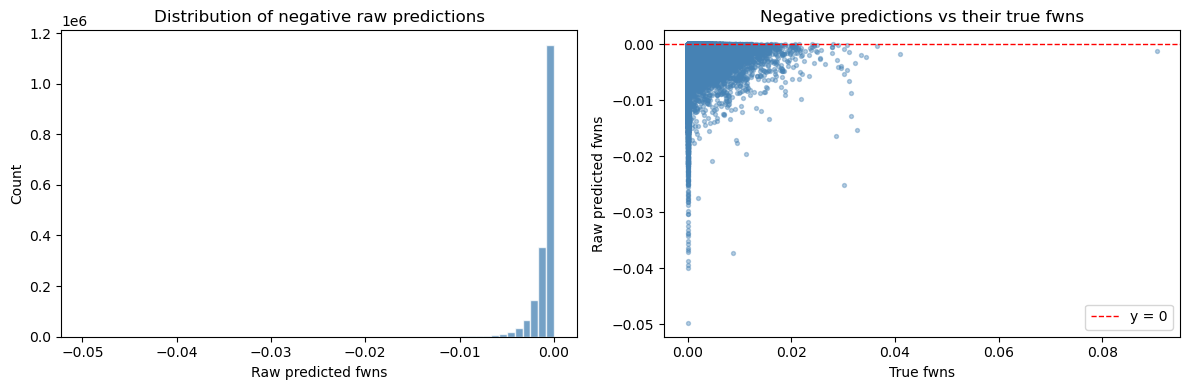
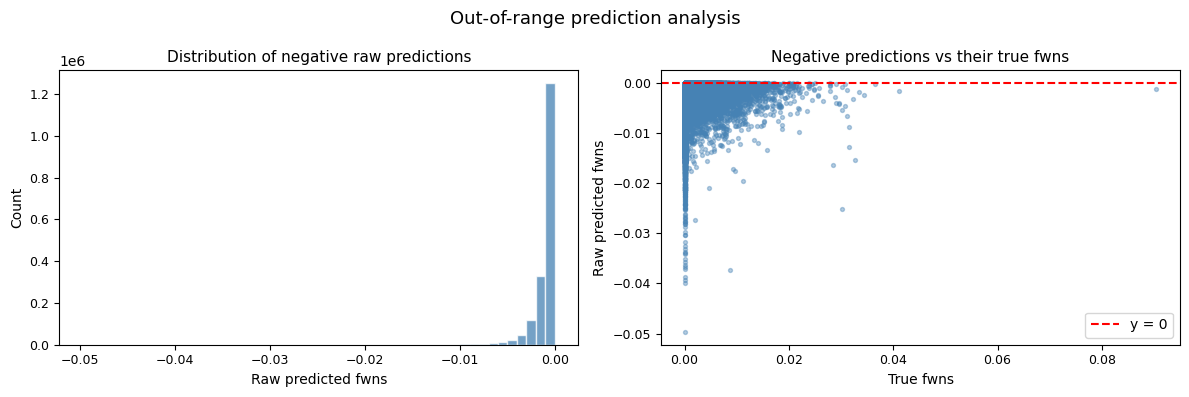
Code edit (unified diff) that turned the first committed figure into the second:
--- before
+++ after
@@ -32,16 +32,19 @@
 fig, axes = plt.subplots(1, 2, figsize=(12, 4))
 
-axes[0].hist(_neg_preds, bins=60, color='steelblue', edgecolor='white', alpha=0.75)
-axes[0].set_xlabel('Raw predicted fwns')
-axes[0].set_ylabel('Count')
-axes[0].set_title('Distribution of negative raw predictions')
+axes[0].hist(_neg_preds, bins=50, color='steelblue', edgecolor='white', alpha=0.75)
+axes[0].set_xlabel('Raw predicted fwns', fontsize=10)
+axes[0].set_ylabel('Count', fontsize=10)
+axes[0].set_title('Distribution of negative raw predictions', fontsize=11)
+axes[0].tick_params(labelsize=9)
 
 axes[1].scatter(_neg_true, _neg_preds, alpha=0.4, s=8, color='steelblue')
-axes[1].axhline(0, color='red', linestyle='--', linewidth=1, label='y = 0')
-axes[1].set_xlabel('True fwns')
-axes[1].set_ylabel('Raw predicted fwns')
-axes[1].set_title('Negative predictions vs their true fwns')
+axes[1].axhline(0, color='red', linestyle='--', linewidth=1.5, label='y = 0')
+axes[1].set_xlabel('True fwns', fontsize=10)
+axes[1].set_ylabel('Raw predicted fwns', fontsize=10)
+axes[1].set_title('Negative predictions vs their true fwns', fontsize=11)
+axes[1].tick_params(labelsize=9)
 axes[1].legend()
 
+fig.suptitle('Out-of-range prediction analysis', fontsize=13)
 plt.tight_layout()
 plt.show()

Commit: Formatted figures